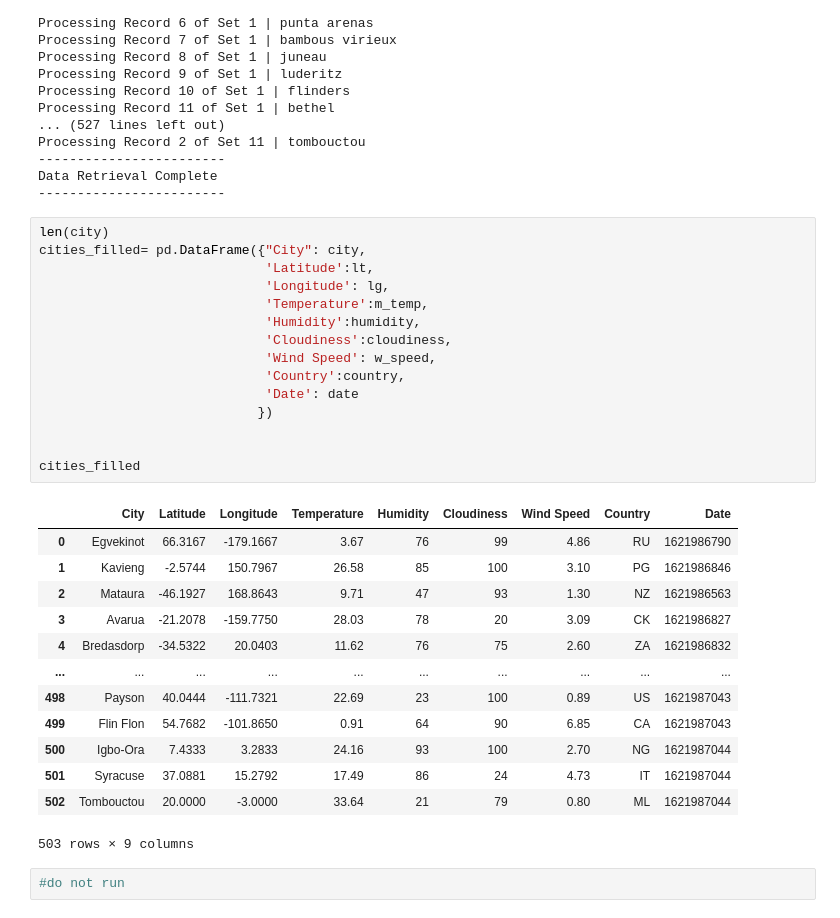
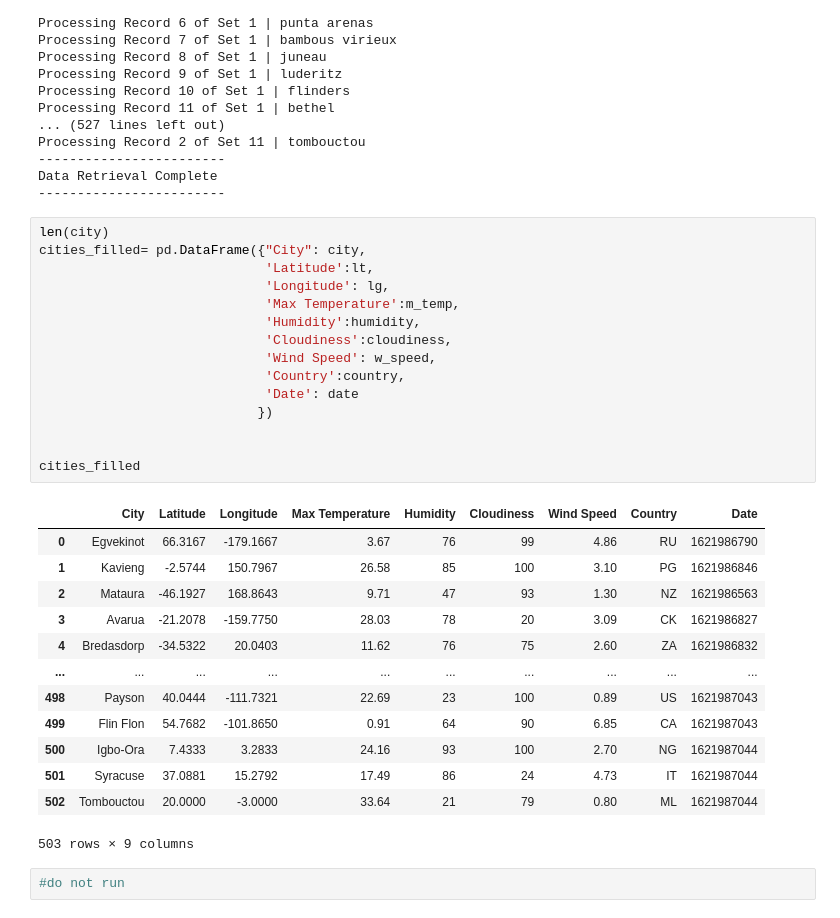
Before and after one commit to susanquiros/Python-api-challenge, a Jupyter notebook: WeatherPy/WeatherPy.ipynb, the cells around one changed output. Saved outputs shown, nothing was run; the diff lists cells and outputs as text.

```diff
--- a/WeatherPy/WeatherPy.ipynb
+++ b/WeatherPy/WeatherPy.ipynb
@@ -123,20 +125,20 @@ Data Retrieval Complete
 # %%
 len(city)
 cities_filled= pd.DataFrame({"City": city,
                              'Latitude':lt,
                              'Longitude': lg,
-                             'Temperature':m_temp,
+                             'Max Temperature':m_temp,
                              'Humidity':humidity,
                              'Cloudiness':cloudiness,
                              'Wind Speed': w_speed,
                              'Country':country,
                              'Date': date
                             })
 
 
 cities_filled
 # %% [output]
-|  | City | Latitude | Longitude | Temperature | Humidity | Cloudiness | Wind Speed | Country | Date |
+|  | City | Latitude | Longitude | Max Temperature | Humidity | Cloudiness | Wind Speed | Country | Date |
 | 0 | Egvekinot | 66.3167 | -179.1667 | 3.67 | 76 | 99 | 4.86 | RU | 1621986790 |
 | 1 | Kavieng | -2.5744 | 150.7967 | 26.58 | 85 | 100 | 3.10 | PG | 1621986846 |
 | 2 | Mataura | -46.1927 | 168.8643 | 9.71 | 47 | 93 | 1.30 | NZ | 1621986563 |
```
Also changed, not shown: parts of 18 cells of this notebook, 6 other files.
